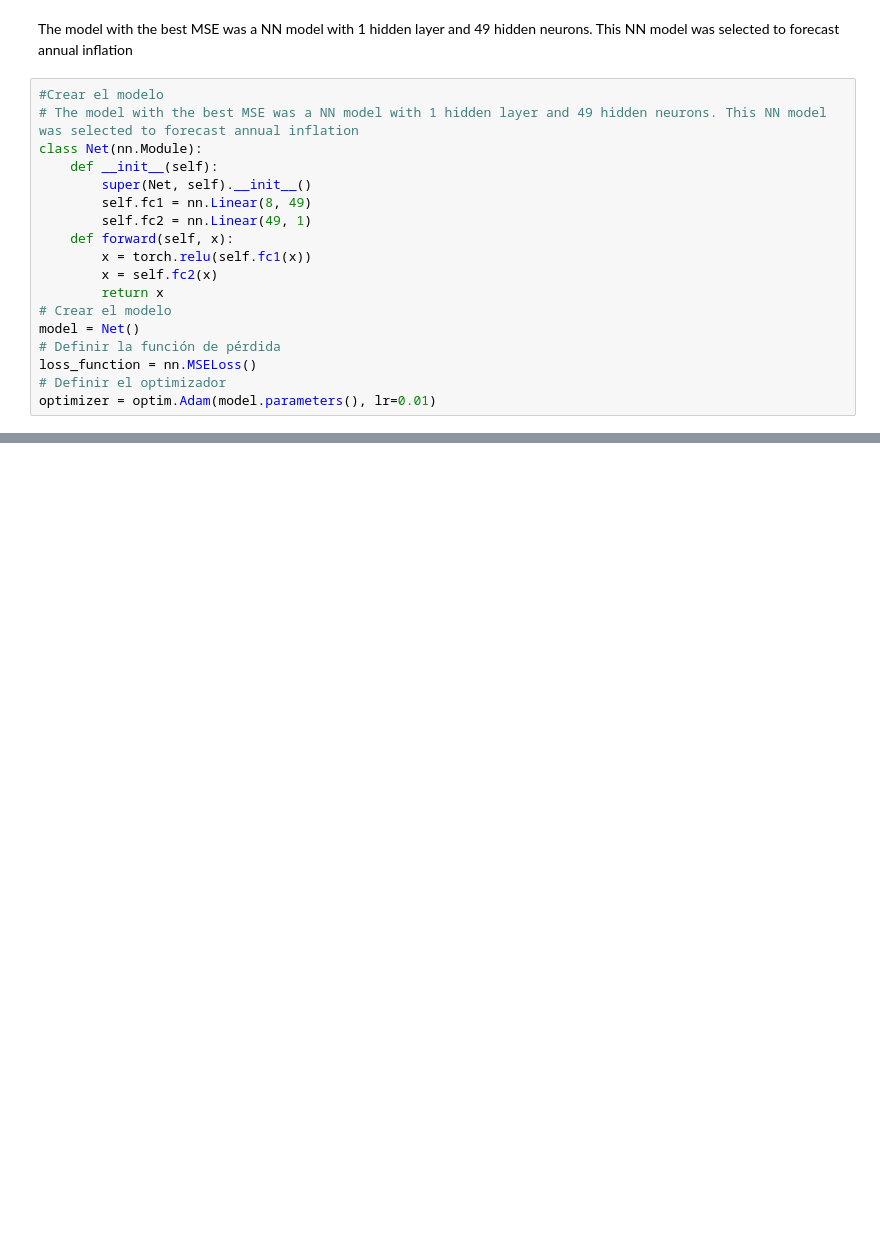
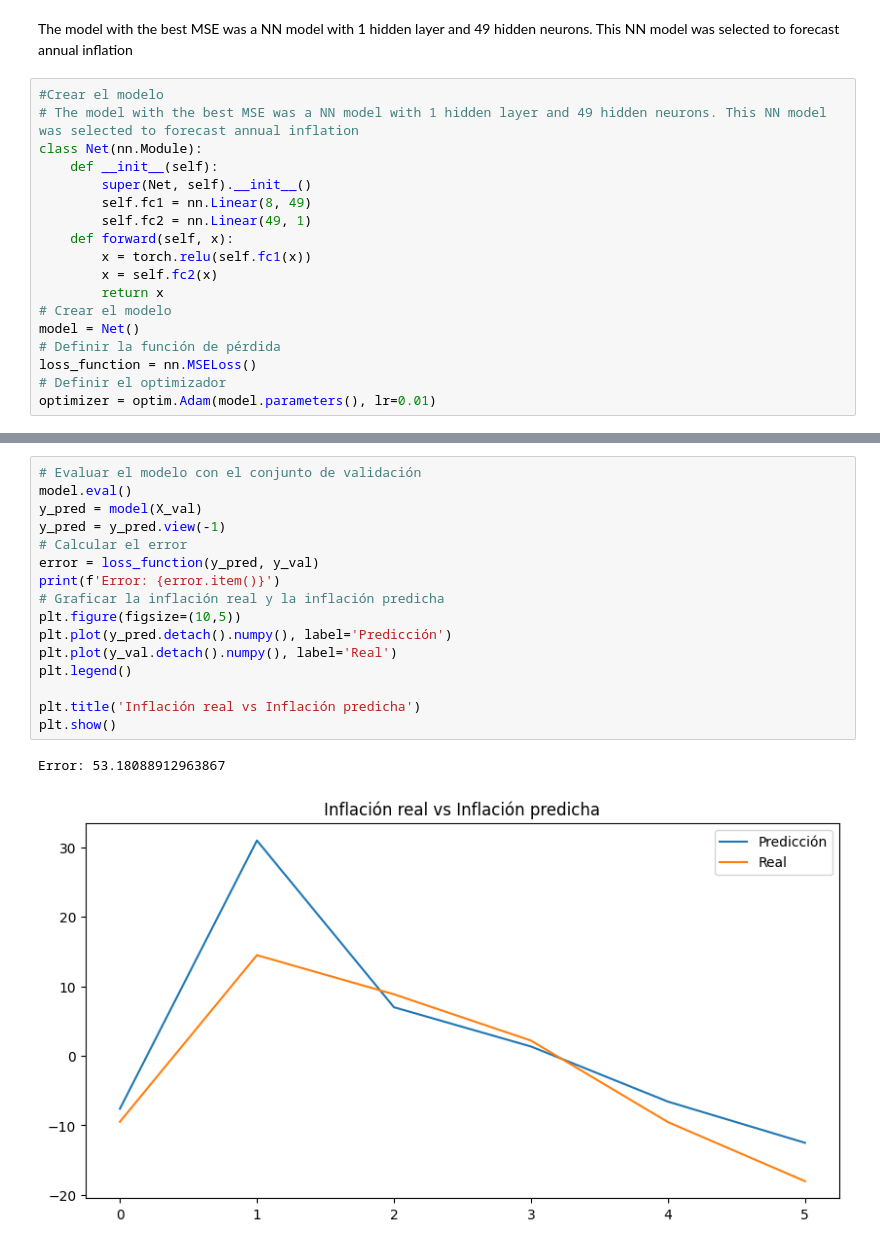
Before and after one commit to NataliaPerez08/Proyecto-Redes-Neuronales, a Jupyter notebook: proyecto.ipynb, the cells around one changed output, grey strips where cells are left out. Drawn from its saved outputs; the diff is of its cells as text; blank space fills up the shorter version.

```diff
--- a/proyecto.ipynb
+++ b/proyecto.ipynb
@@ -239,0 +251,19 @@ print(cm)
+# %%
+# Evaluar el modelo con el conjunto de validación
+model.eval()
+y_pred = model(X_val)
+y_pred = y_pred.view(-1)
+# Calcular el error
+error = loss_function(y_pred, y_val)
+print(f'Error: {error.item()}')
+# Graficar la inflación real y la inflación predicha
+plt.figure(figsize=(10,5))
+plt.plot(y_pred.detach().numpy(), label='Predicción')
+plt.plot(y_val.detach().numpy(), label='Real')
+plt.legend()
+
+plt.title('Inflación real vs Inflación predicha')
+plt.show()
+# %% [output]
+Error: 53.18088912963867
+[figure, added]
```
Also changed, not shown: parts of 9 cells of this notebook.
